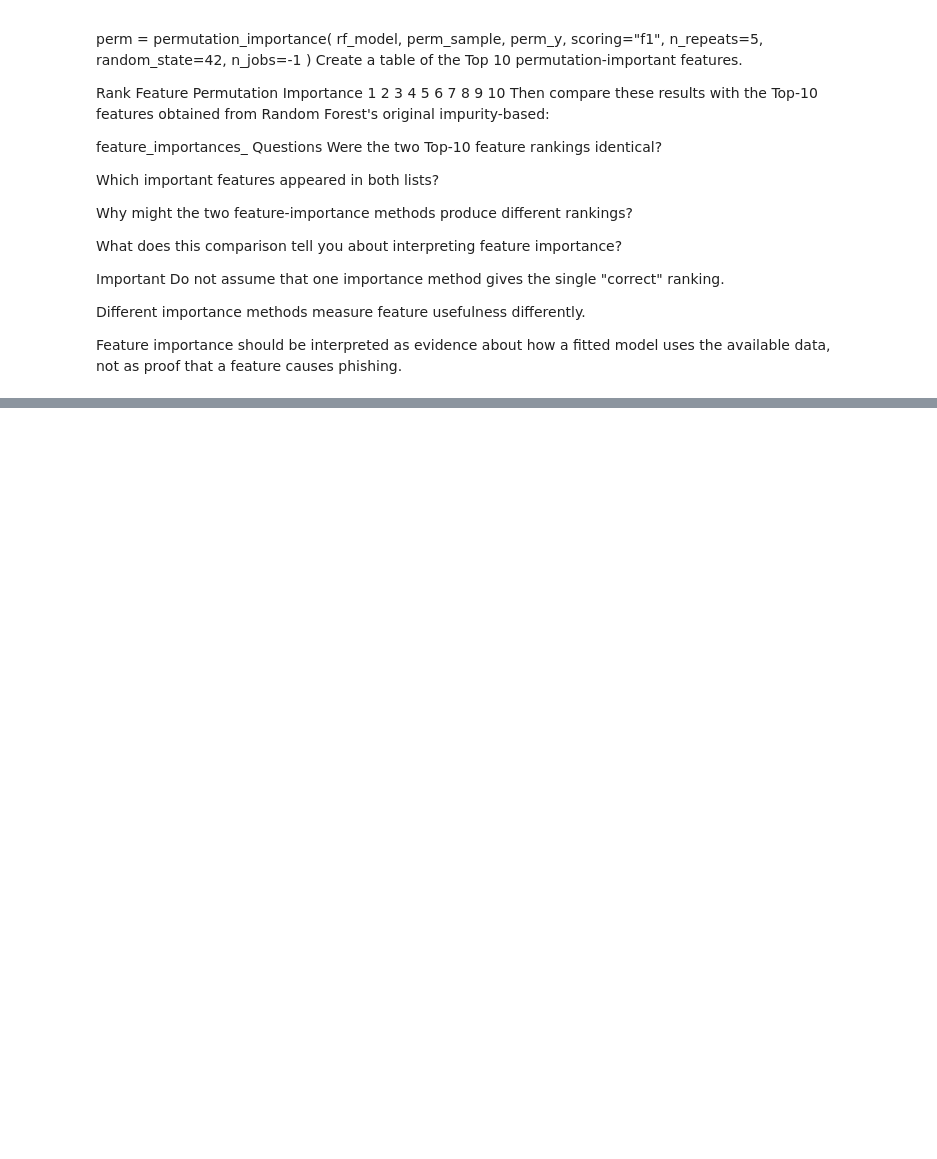
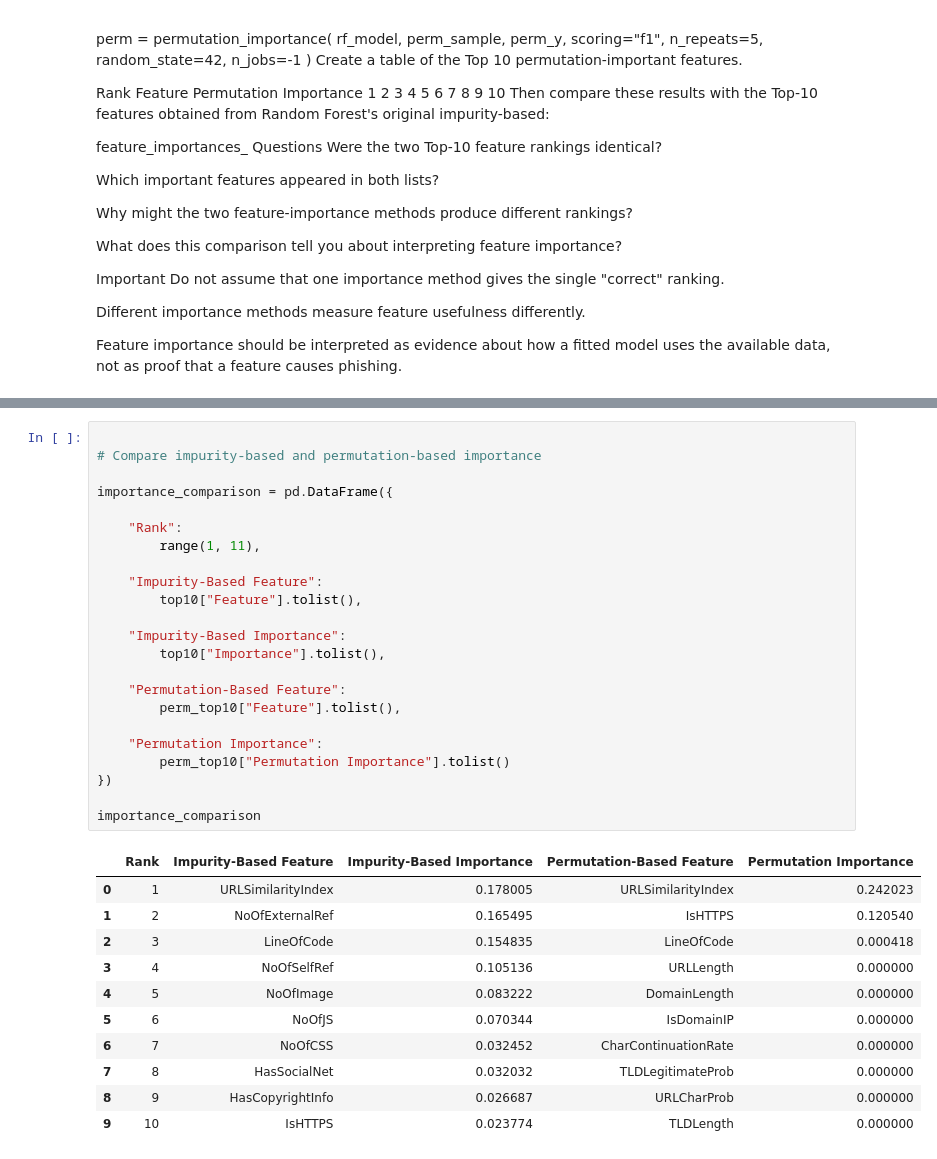
Before and after one commit to shawnw440/CS-6625-Machine-Learning-Based-Phishing-URL-Detection, a Jupyter notebook: CS6625_Phishing_Detection_Walker.ipynb, the cells around one changed output, grey strips where cells are left out. Saved outputs shown, nothing was run; the diff lists cells and outputs as text; blank space fills up the shorter version.

```diff
--- a/CS6625_Phishing_Detection_Walker.ipynb
+++ b/CS6625_Phishing_Detection_Walker.ipynb
@@ -1926,0 +2092,35 @@ Feature importance should be interpreted as evidence about how a fitted model us
+# %%
+
+# Compare impurity-based and permutation-based importance
+
+importance_comparison = pd.DataFrame({
+
+    "Rank":
+        range(1, 11),
+
+    "Impurity-Based Feature":
+        top10["Feature"].tolist(),
+
+    "Impurity-Based Importance":
+        top10["Importance"].tolist(),
+
+    "Permutation-Based Feature":
+        perm_top10["Feature"].tolist(),
+
+    "Permutation Importance":
+        perm_top10["Permutation Importance"].tolist()
+})
+
+importance_comparison
+# %% [output]
+|  | Rank | Impurity-Based Feature | Impurity-Based Importance | Permutation-Based Feature | Permutation Importance |
+| 0 | 1 | URLSimilarityIndex | 0.178005 | URLSimilarityIndex | 0.242023 |
+| 1 | 2 | NoOfExternalRef | 0.165495 | IsHTTPS | 0.120540 |
+| 2 | 3 | LineOfCode | 0.154835 | LineOfCode | 0.000418 |
+| 3 | 4 | NoOfSelfRef | 0.105136 | URLLength | 0.000000 |
+| 4 | 5 | NoOfImage | 0.083222 | DomainLength | 0.000000 |
+| 5 | 6 | NoOfJS | 0.070344 | IsDomainIP | 0.000000 |
+| 6 | 7 | NoOfCSS | 0.032452 | CharContinuationRate | 0.000000 |
+| 7 | 8 | HasSocialNet | 0.032032 | TLDLegitimateProb | 0.000000 |
+| 8 | 9 | HasCopyrightInfo | 0.026687 | URLCharProb | 0.000000 |
+| 9 | 10 | IsHTTPS | 0.023774 | TLDLength | 0.000000 |
```
Also changed, not shown: parts of 5 cells of this notebook.
